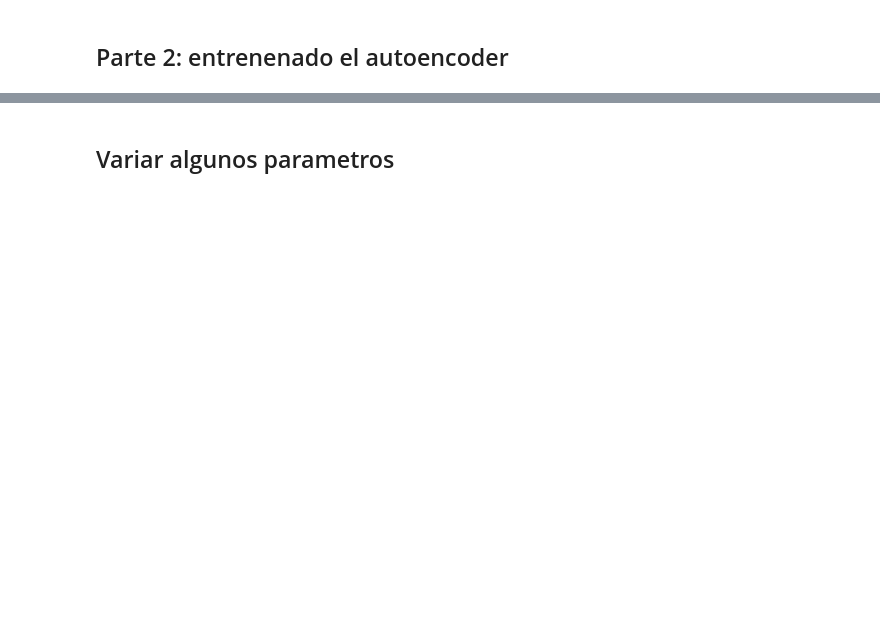
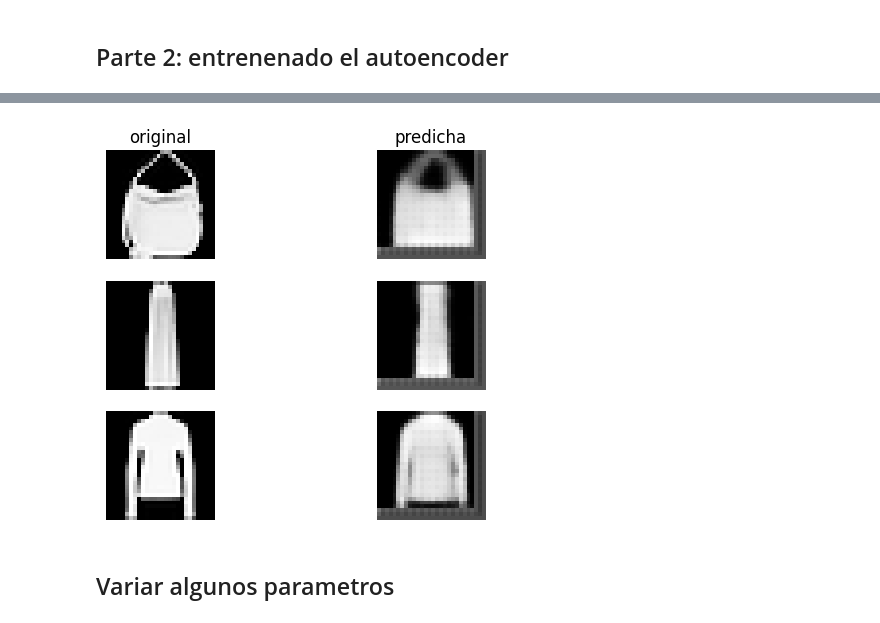
Before and after one commit to kevmansilla/redes-neuronales-trabajos, a Jupyter notebook: TP3/tp.ipynb, the cells around one changed output, grey strips where cells are left out. Cells and saved outputs as stored; diff of their text form; code cells hidden in the pictures; blank space fills up the shorter version.

```diff
--- a/TP3/tp.ipynb
+++ b/TP3/tp.ipynb
@@ -366,2 +214,6 @@ plt.show()
+# %%
+test_model(model_orig, valid_set, indices)
+# %% [output]
+[figure, added]
 # %% [markdown]
 ## Variar algunos parametros
```
Also changed, not shown: parts of 56 cells of this notebook, 2 other files.
